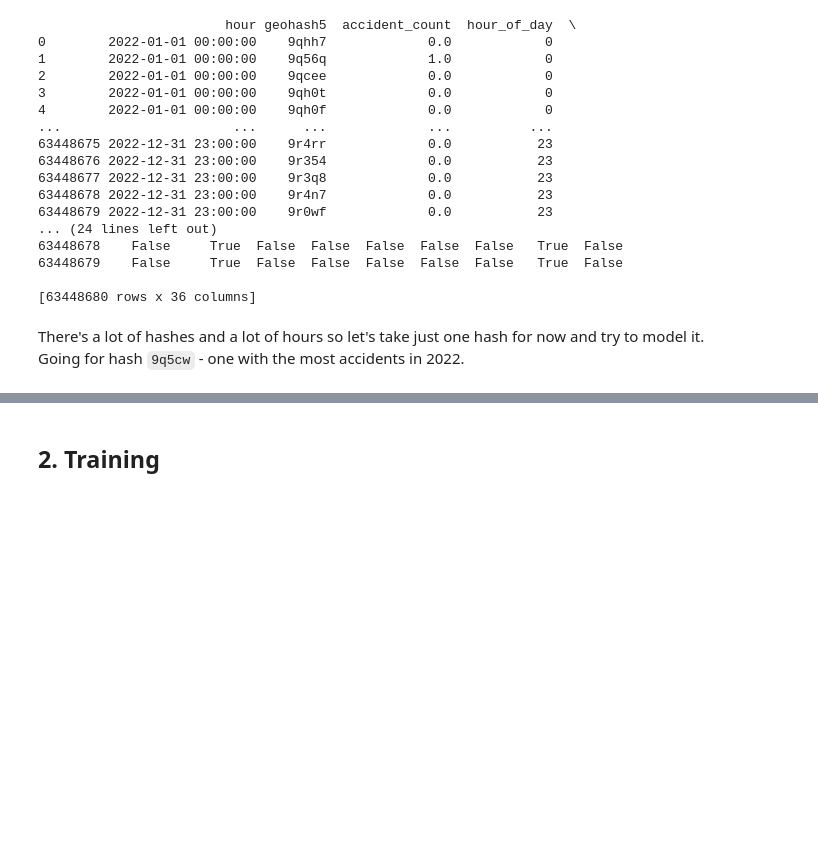
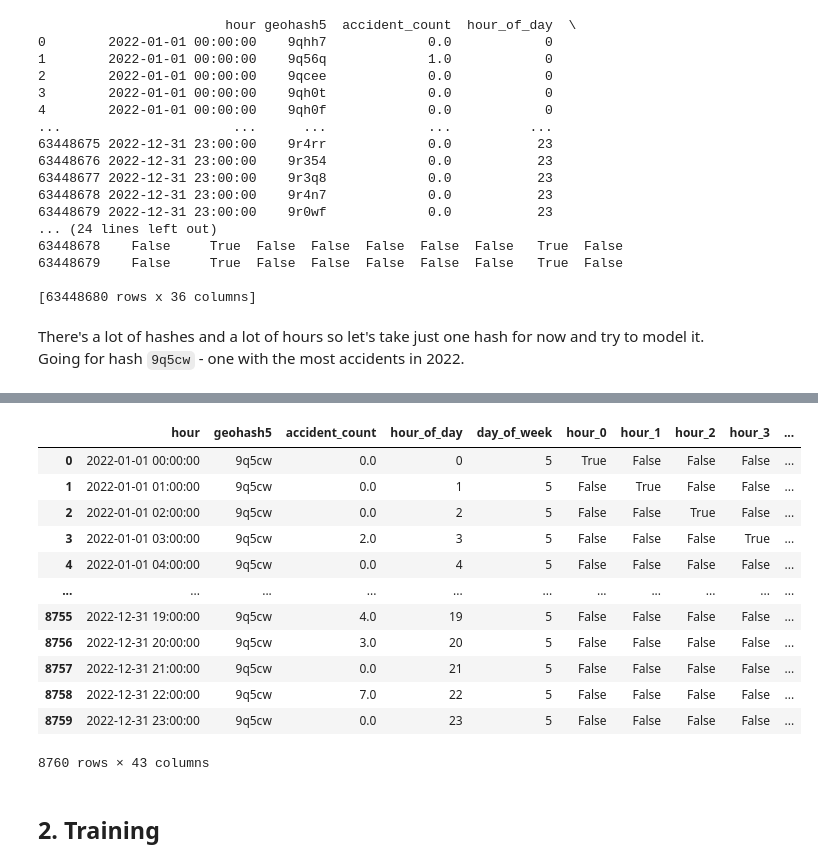
Before and after one commit to hrapek/mbml-us-accidents, a Jupyter notebook: ca_poisson_regression.ipynb, the cells around one changed output, grey strips where cells are left out. Drawn from its saved outputs; the diff is of its cells as text; code cells hidden in the pictures; blank space fills up the shorter version.

```diff
--- a/ca_poisson_regression.ipynb
+++ b/ca_poisson_regression.ipynb
@@ -185,3 +248,20 @@ one_hash_df
+# %%
+merged_weather_df = pd.merge(one_hash_df, weather_df, left_on='hour', right_on='datetime', how='left').drop(columns=['datetime'])
+merged_weather_df
+# %% [output]
+|  | hour | geohash5 | accident_count | hour_of_day | day_of_week | hour_0 | hour_1 | hour_2 | hour_3 | ... |
+| 0 | 2022-01-01 00:00:00 | 9q5cw | 0.0 | 0 | 5 | True | False | False | False | ... |
+| 1 | 2022-01-01 01:00:00 | 9q5cw | 0.0 | 1 | 5 | False | True | False | False | ... |
+| 2 | 2022-01-01 02:00:00 | 9q5cw | 0.0 | 2 | 5 | False | False | True | False | ... |
+| 3 | 2022-01-01 03:00:00 | 9q5cw | 2.0 | 3 | 5 | False | False | False | True | ... |
+| 4 | 2022-01-01 04:00:00 | 9q5cw | 0.0 | 4 | 5 | False | False | False | False | ... |
+| ... | ... | ... | ... | ... | ... | ... | ... | ... | ... | ... |
+| 8755 | 2022-12-31 19:00:00 | 9q5cw | 4.0 | 19 | 5 | False | False | False | False | ... |
+| 8756 | 2022-12-31 20:00:00 | 9q5cw | 3.0 | 20 | 5 | False | False | False | False | ... |
+| 8757 | 2022-12-31 21:00:00 | 9q5cw | 0.0 | 21 | 5 | False | False | False | False | ... |
+| 8758 | 2022-12-31 22:00:00 | 9q5cw | 7.0 | 22 | 5 | False | False | False | False | ... |
+| 8759 | 2022-12-31 23:00:00 | 9q5cw | 0.0 | 23 | 5 | False | False | False | False | ... |
+8760 rows × 43 columns
 # %% [markdown]
 ## 2. Training
 # %% [markdown]
```
Also changed, not shown: parts of 14 cells of this notebook, 1 other file.
